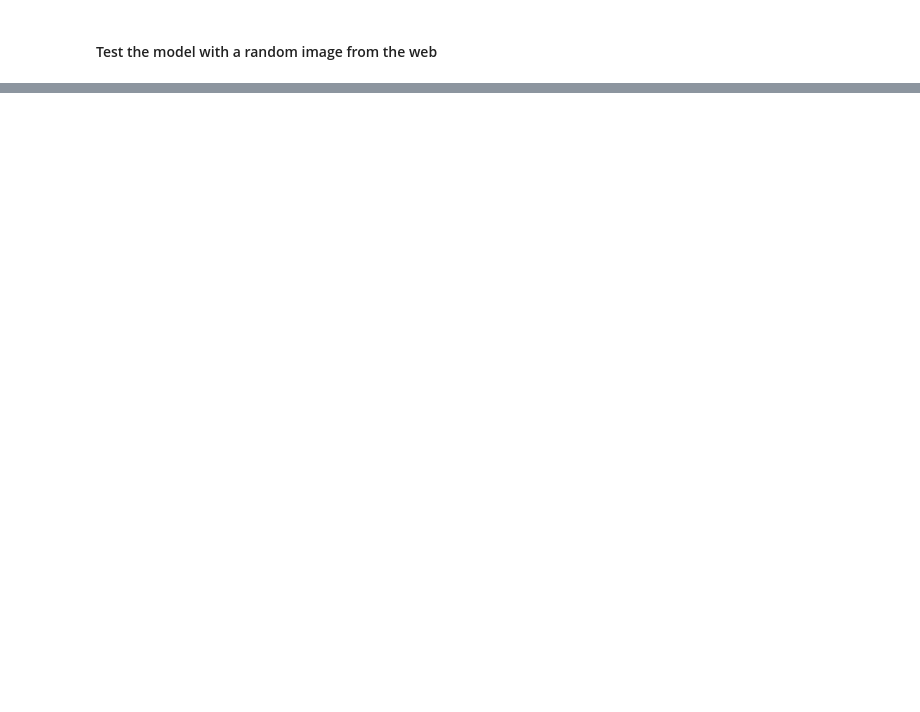
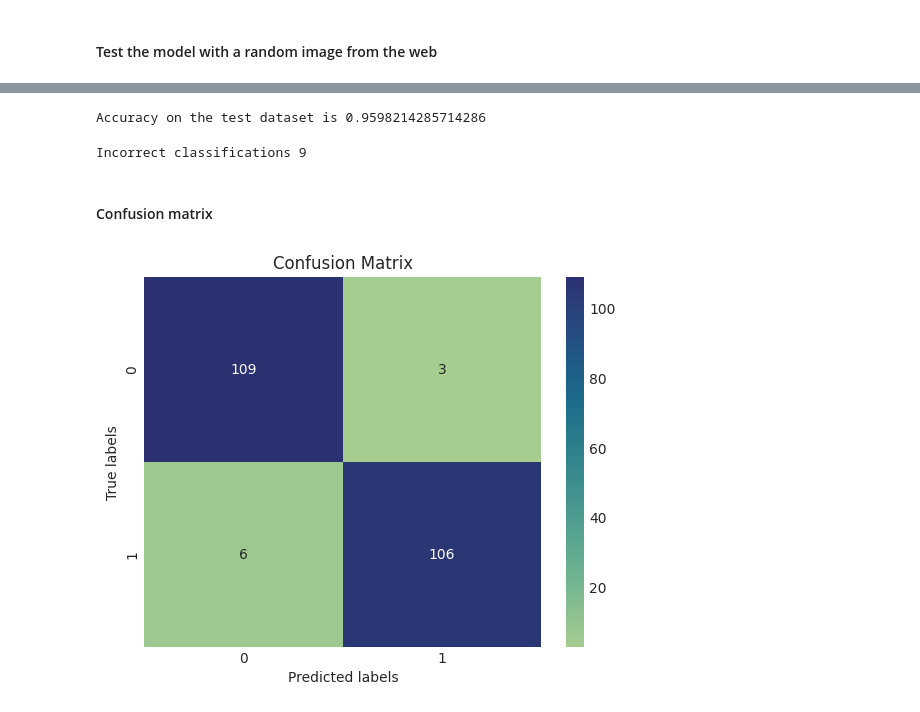
Before and after one commit to dibkb/tensorflow-udemy, a Jupyter notebook: dk-smoke-detection.ipynb, the cells around one changed output, grey strips where cells are left out. Saved outputs shown, nothing was run; the diff lists cells and outputs as text; code cells hidden in the pictures; blank space fills up the shorter version.

Commit message:
Kaggle Notebook | EfficientNetB0 (with fine tuning) accuracy 95% | confusion matrix

```diff
--- a/dk-smoke-detection.ipynb
+++ b/dk-smoke-detection.ipynb
@@ -577,0 +553,40 @@ Successfully installed packaging-23.2
+# %%
+# Get the true and predicted labels for a class
+y_true = []
+y_pred = []
+wrong_preds = []
+for image, label in test_data.unbatch():
+    img = np.expand_dims(image, axis=0)
+    true_label = label.numpy()
+    y_true.append(true_label)
+    pred_prob = base_eff_modelTwo.predict(img,verbose = 0)
+    predicted_label = np.argmax(pred_prob)
+    y_pred.append(predicted_label)
+    if(true_label != predicted_label):
+        wrong_preds.append({"image" : image.numpy(), "true" :true_label, "pred":predicted_label })
+# %%
+# Plot accuracy on the test data_set
+from sklearn.metrics import accuracy_score
+sklearn_accuracy = accuracy_score(y_true, y_pred)
+
+print("Accuracy on the test dataset is",sklearn_accuracy)
+# %% [output]
+Accuracy on the test dataset is 0.9598214285714286
+# %%
+print("Incorrect classifications",len(wrong_preds))
+# %% [output]
+Incorrect classifications 9
+# %% [markdown]
+#### Confusion matrix
+# %%
+from sklearn.metrics import confusion_matrix,classification_report
+
+cm = confusion_matrix(y_true, y_pred)
+# Plot the confusion matrix
+ax= plt.subplot()
+sns.heatmap(cm, annot=True, fmt='g', ax=ax,cmap="crest");
+# labels, title and ticks
+ax.set_xlabel('Predicted labels');ax.set_ylabel('True labels');
+ax.set_title('Confusion Matrix');
+# %% [output]
+[figure, added]
```
Also changed, not shown: parts of 29 cells of this notebook.
